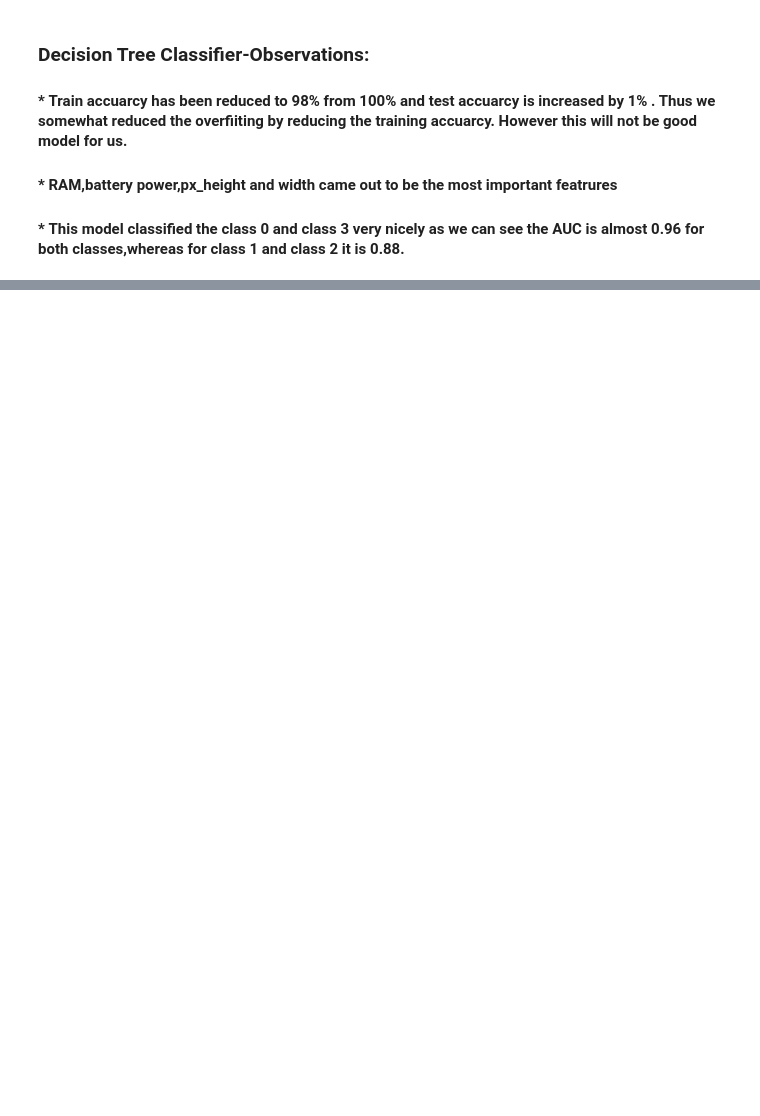
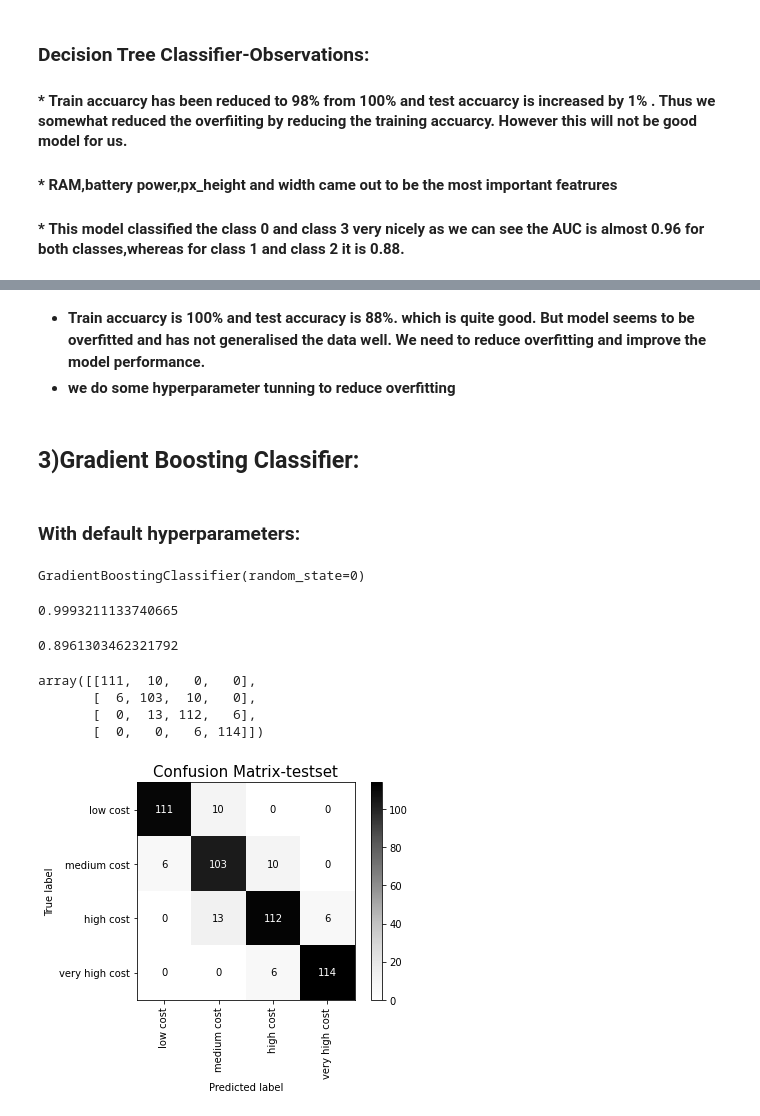
Before and after one commit to spradeepgit/Mobile_Price_Range_Prediction, a Jupyter notebook: Mobile_Price_Range.ipynb, the cells around one changed output, grey strips where cells are left out. Drawn from its saved outputs; the diff is of its cells as text; code cells hidden in the pictures; blank space fills up the shorter version.

```diff
--- a/Mobile_Price_Range.ipynb
+++ b/Mobile_Price_Range.ipynb
@@ -951,0 +1024,20 @@ plot_Auc_roc(y_test,pred_prob)
+# %% [markdown]
+
+
+*   **Train accuarcy is 100% and test accuracy is 88%. which is quite good. But model seems to be overfitted and has not generalised the data well. We need to reduce overfitting and improve the model performance.**
+*   **we do some hyperparameter tunning to reduce overfitting**
+# %% [markdown]
+## **3)Gradient Boosting Classifier:**
+# %% [markdown]
+### **With default hyperparameters:**
+# %%
+# Train test split
+X_train, X_test, y_train, y_test = train_test_split(X, y, test_size=0.25, random_state=0)
+# %%
+# creating an object of the classifier
+gbc=GradientBoostingClassifier(random_state=0)
+# %%
+# fittng/training the data.
+gbc.fit(X_train,y_train)
+# %% [output]
+GradientBoostingClassifier(random_state=0)
@@ -951,0 +1048,27 @@ plot_Auc_roc(y_test,pred_prob)
+# %%
+# checking the accuracy score of train data.
+accuracy_score(y_train,y_train_pred)
+# %% [output]
+0.9993211133740665
+# %%
+# checking the accuracy score of test data.
+accuracy_score(y_test,y_pred)
+# %% [output]
+0.8961303462321792
+# %%
+# confusion matrix
+cf_matrix=confusion_matrix(y_test,y_pred)
+cf_matrix
+# %% [output]
+array([[111,  10,   0,   0],
+       [  6, 103,  10,   0],
+       [  0,  13, 112,   6],
+       [  0,   0,   6, 114]])
+# %%
+# plotting confusion matrix for test set.
+plot_confusion_matrix(gbc,X_test,y_test,cmap='Greys',display_labels=Class_cat,xticks_rotation='vertical')
+plt.grid(False)
+plt.title('Confusion Matrix-testset',fontsize=15)
+plt.show()
+# %% [output]
+[figure, added]
```
Also changed, not shown: parts of 18 cells of this notebook.
